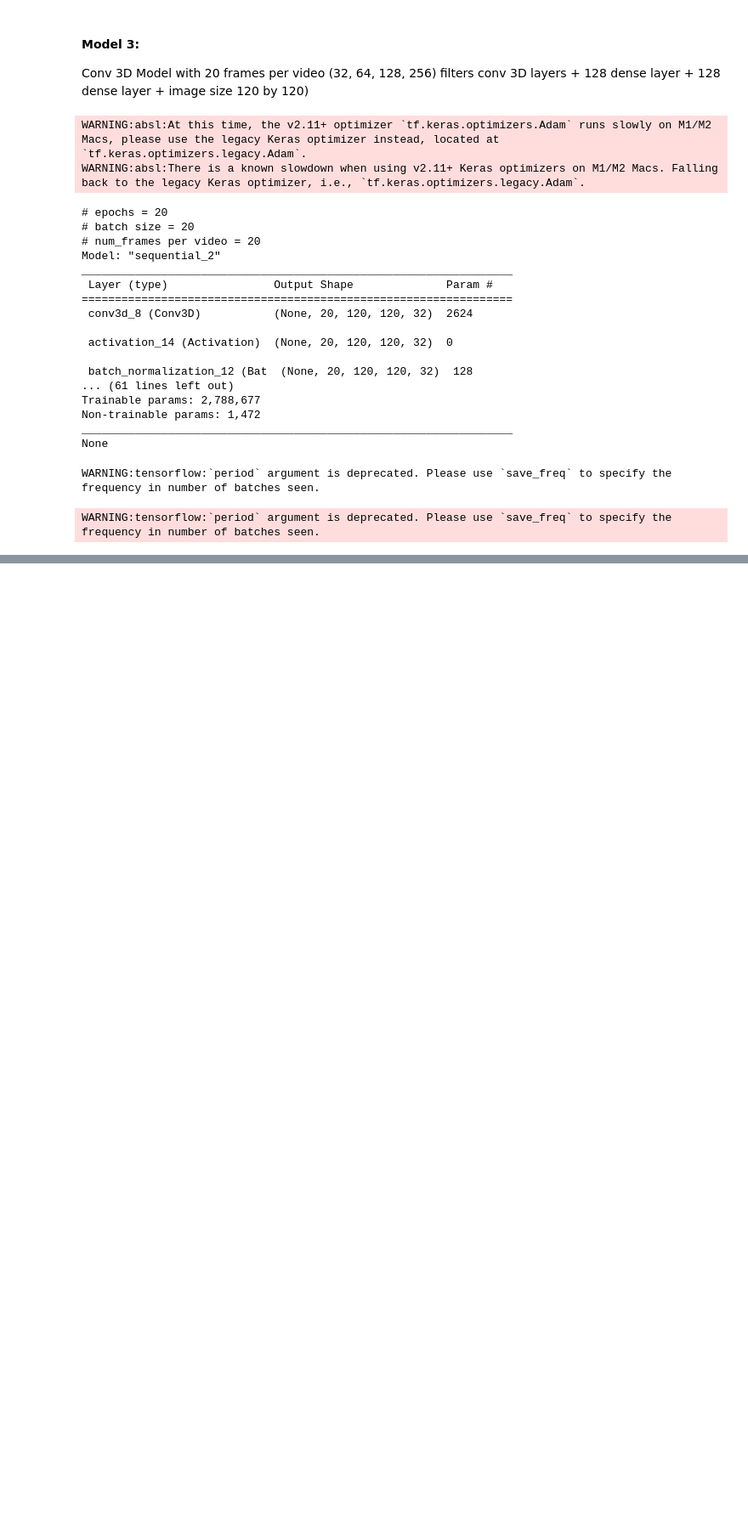
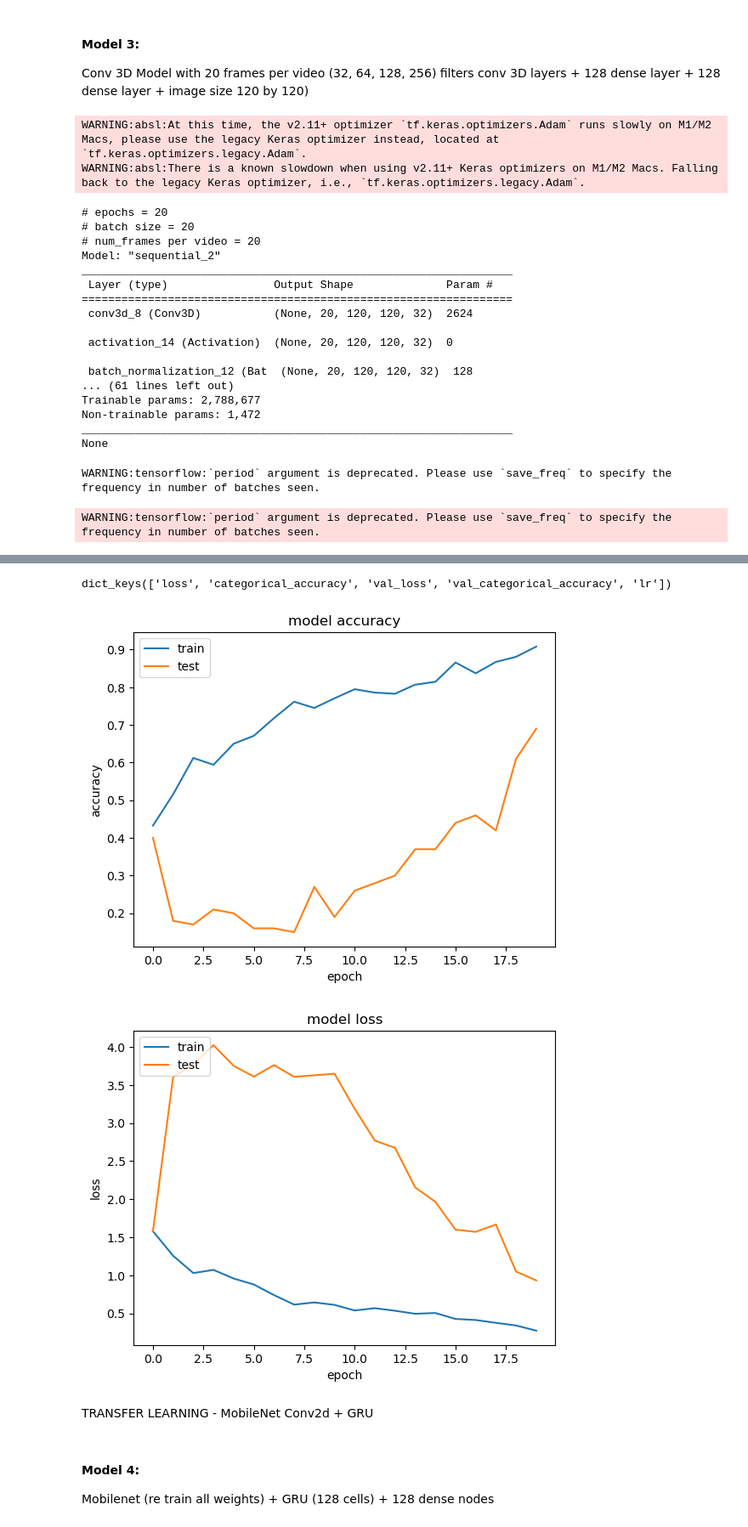
Before and after one commit to mohitdb7/gesture-recognition-rnn, a Jupyter notebook: Neural_Nets_Project_Starter_Code.ipynb, the cells around one changed output, grey strips where cells are left out. Shown at 85% size. Drawn from its saved outputs; the diff is of its cells as text; code cells hidden in the pictures; blank space fills up the shorter version.

```diff
--- a/Neural_Nets_Project_Starter_Code.ipynb
+++ b/Neural_Nets_Project_Starter_Code.ipynb
@@ -641,0 +642,8 @@ Epoch 10/20
+# %%
+plot_loss_accuracy(history)
+# %% [output]
+dict_keys(['loss', 'categorical_accuracy', 'val_loss', 'val_categorical_accuracy', 'lr'])
+[figure, added]
+[figure, added]
+# %% [markdown]
+TRANSFER LEARNING - MobileNet Conv2d + GRU
@@ -641,0 +682,3 @@ Epoch 10/20
+# %% [markdown]
+#### Model 4:
+Mobilenet (re train all weights) + GRU (128 cells) + 128 dense nodes
```
Also changed, not shown: parts of 11 cells of this notebook.
